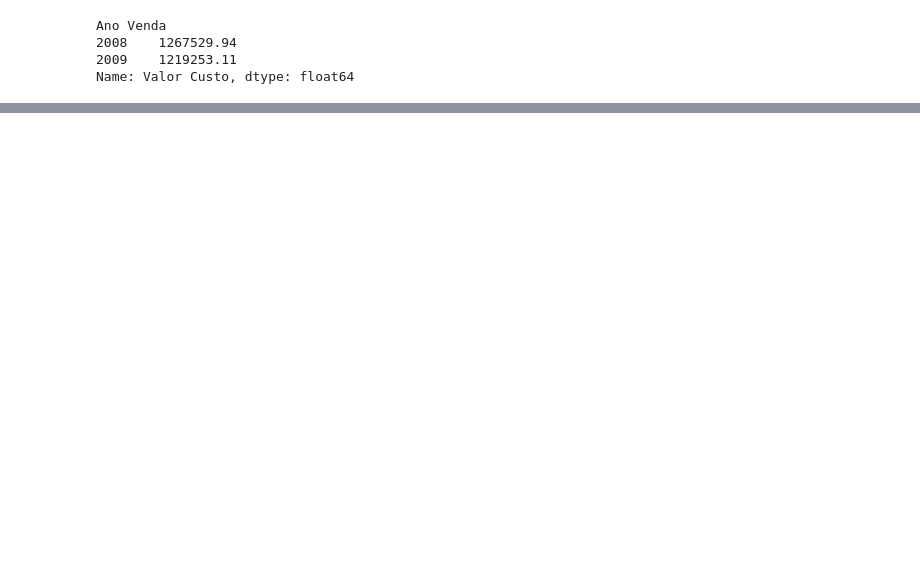
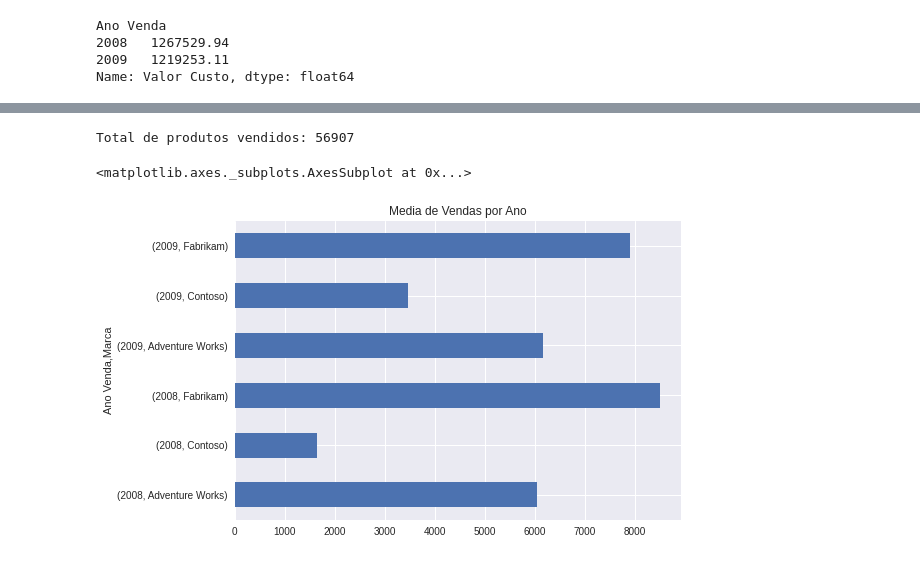
Before and after one commit to mraoni/bootcamp-unimed-ciencia-dados, a Jupyter notebook: AdventureWorks.ipynb, the cells around one changed output, grey strips where cells are left out. Saved outputs shown, nothing was run; the diff lists cells and outputs as text; code cells hidden in the pictures; blank space fills up the shorter version.

```diff
--- a/AdventureWorks.ipynb
+++ b/AdventureWorks.ipynb
@@ -280,0 +267,8 @@ Name: Valor Venda, dtype: float64
+# %%
+print("Total de produtos vendidos:", df["Quantidade"].sum())
+#df.groupby("Ano Venda", "Produto")["Valor Venda"].mean().plot.barh(title="Media de Vendas por Ano")
+df.groupby([df["Ano Venda"],"Marca"])["Valor Venda"].mean().plot.barh(title="Media de Vendas por Ano")
+# %% [output]
+Total de produtos vendidos: 56907
+<matplotlib.axes._subplots.AxesSubplot at 0x...>
+[figure, added]
```
Also changed, not shown: parts of 51 cells of this notebook.
